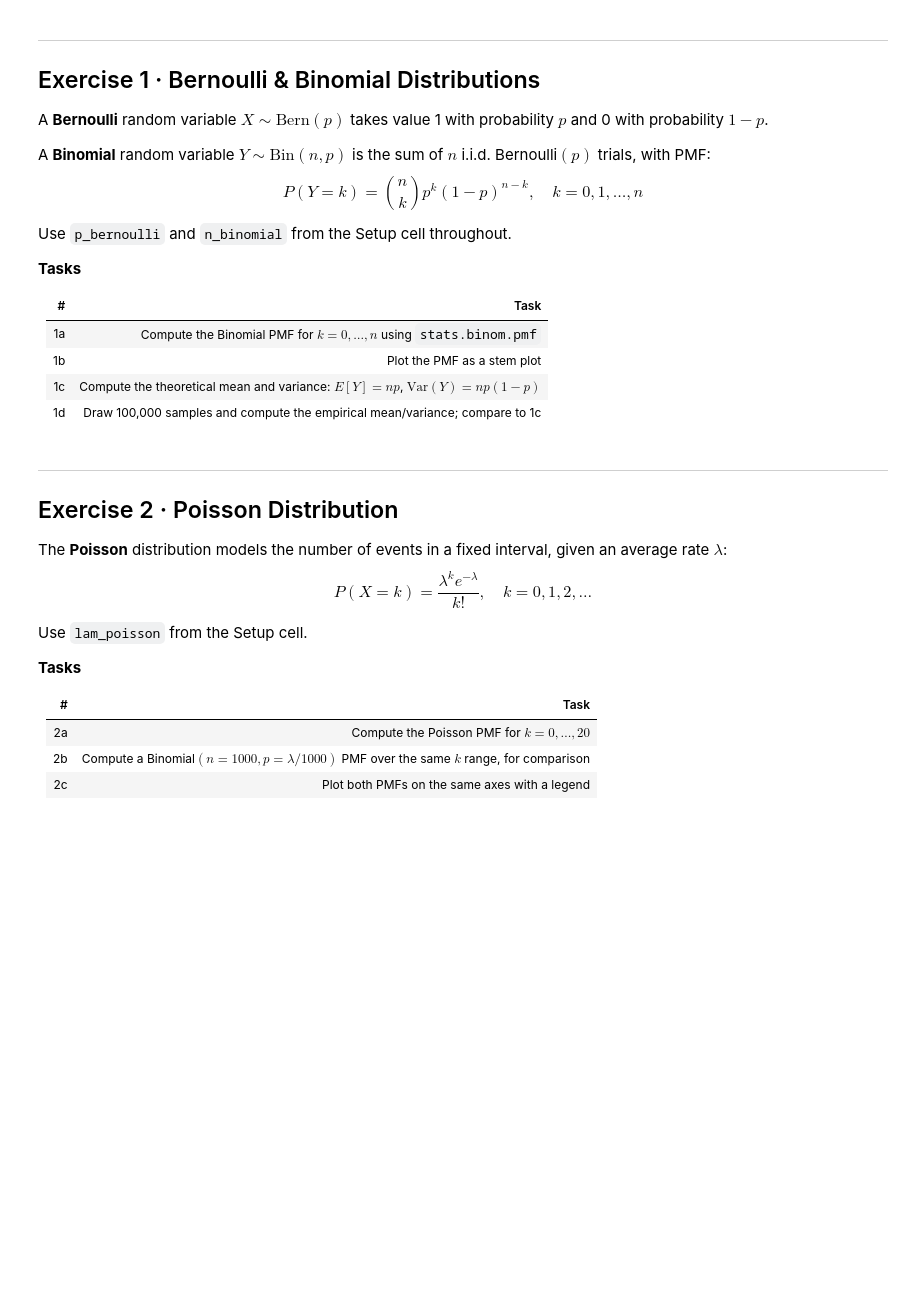
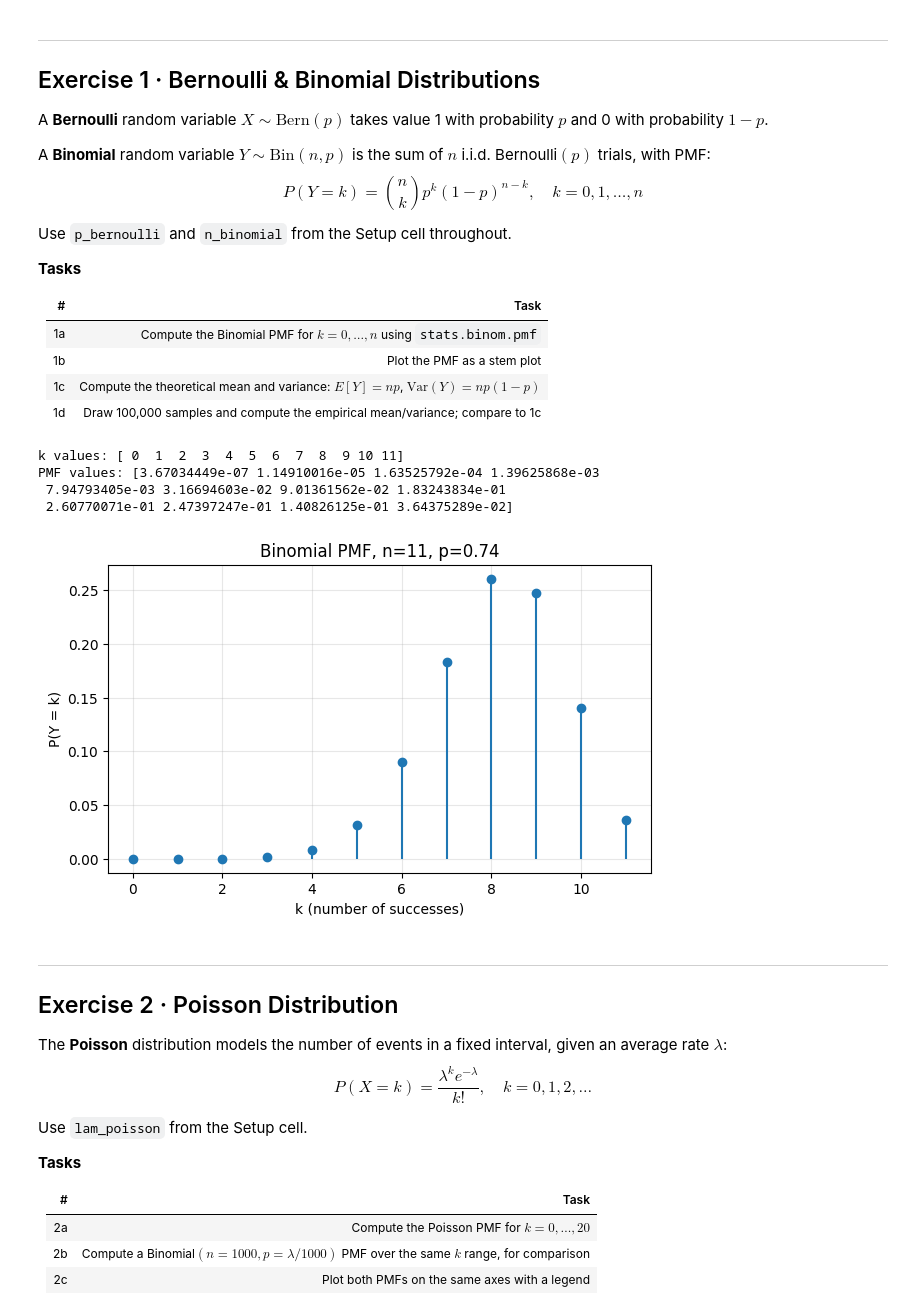
Before and after one commit to adithyan-cell/Python, a Jupyter notebook: 22AIE301_Lab_03_aie24006_.ipynb, the cells around one changed output. Drawn from its saved outputs; the diff is of its cells as text; code cells hidden in the pictures; blank space fills up the shorter version.

```diff
--- a/22AIE301_Lab_03_aie24006_.ipynb
+++ b/22AIE301_Lab_03_aie24006_.ipynb
@@ -67,18 +72,25 @@ Use `p_bernoulli` and `n_binomial` from the Setup cell throughout.
 # %%
 # ── 1a: Binomial PMF ──────────────────────────────────────────
 k_values = np.arange(0, n_binomial + 1)
-pmf_values = stats.binom.pmf(___, ___, ___)     # k_values, n_binomial, p_bernoulli
+pmf_values = stats.binom.pmf(k_values,n_binomial,p_bernoulli)     # k_values, n_binomial, p_bernoulli
 
 print("k values:", k_values)
 print("PMF values:", pmf_values)
+# %% [output]
+k values: [ 0  1  2  3  4  5  6  7  8  9 10 11]
+PMF values: [3.67034449e-07 1.14910016e-05 1.63525792e-04 1.39625868e-03
+ 7.94793405e-03 3.16694603e-02 9.01361562e-02 1.83243834e-01
+ 2.60770071e-01 2.47397247e-01 1.40826125e-01 3.64375289e-02]
 # %%
 # ── 1b: Plot the PMF ──────────────────────────────────────────
 plt.figure(figsize=(7, 4))
-plt.stem(___, ___, basefmt=" ")                 # k_values, pmf_values
+plt.stem(k_values,pmf_values, basefmt=" ")                 # k_values, pmf_values
 plt.xlabel("k (number of successes)")
 plt.ylabel("P(Y = k)")
 plt.title(f"Binomial PMF, n={n_binomial}, p={p_bernoulli}")
 plt.grid(alpha=0.3)
 plt.show()
+# %% [output]
+[figure, added]
 # %%
 # ── 1c: Theoretical mean & variance ──────────────────────────
```
Also changed, not shown: parts of 3 cells of this notebook.
